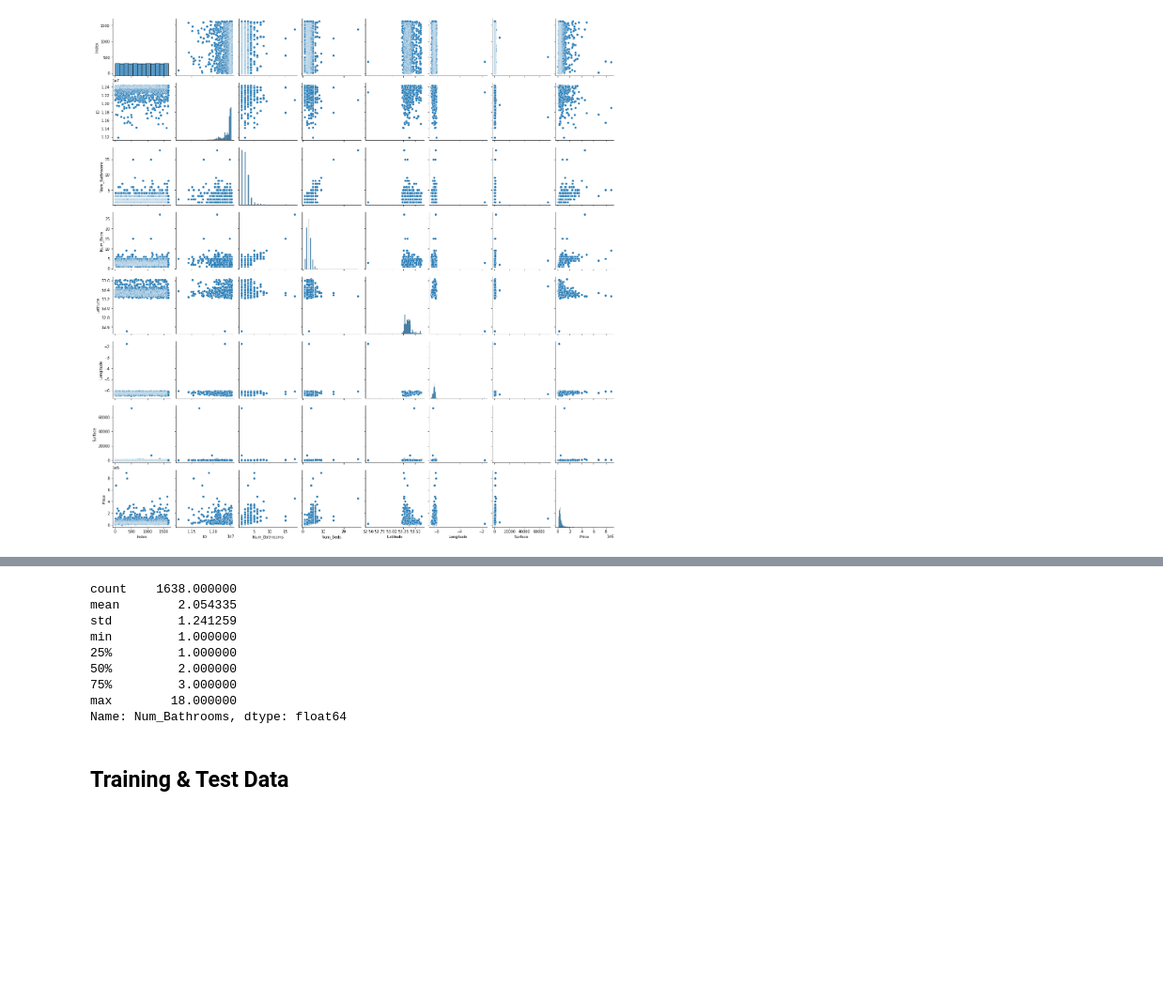
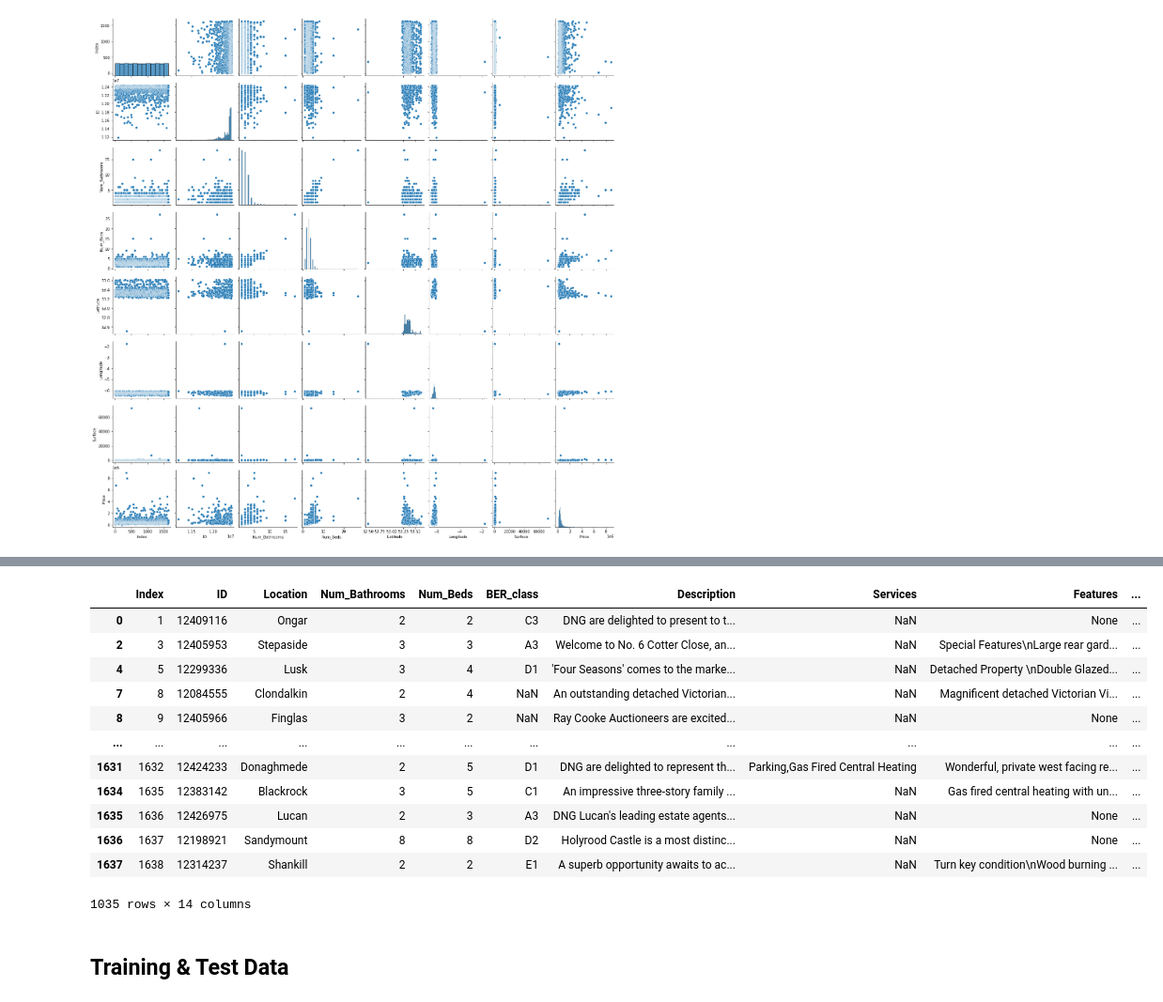
Before and after one commit to barrytl/ET5003_SEM1_2021-2, a Jupyter notebook: Week-5/ET5003_KaggleCompetition.ipynb, the cells around one changed output, grey strips where cells are left out. Shown at 94% size. Saved outputs shown, nothing was run; the diff lists cells and outputs as text; code cells hidden in the pictures; blank space fills up the shorter version.

```diff
--- a/Week-5/ET5003_KaggleCompetition.ipynb
+++ b/Week-5/ET5003_KaggleCompetition.ipynb
@@ -251,12 +299,16 @@ Index(['Index', 'ID', 'Location', 'Num_Bathrooms', 'Num_Beds', 'BER_class',
 # %%
-df_train['Num_Bathrooms'].describe()
+df_train[(df_train.Num_Bathrooms > 1)]
 # %% [output]
+|  | Index | ID | Location | Num_Bathrooms | Num_Beds | BER_class | Description | Services | Features | ... |
+| 0 | 1 | 12409116 | Ongar | 2 | 2 | C3 | DNG are delighted to present to t... | NaN | None | ... |
+| 2 | 3 | 12405953 | Stepaside | 3 | 3 | A3 | Welcome to No. 6 Cotter Close, an... | NaN | Special Features\nLarge rear gard... | ... |
+| 4 | 5 | 12299336 | Lusk | 3 | 4 | D1 | 'Four Seasons' comes to the marke... | NaN | Detached Property \nDouble Glazed... | ... |
+| 7 | 8 | 12084555 | Clondalkin | 2 | 4 | NaN | An outstanding detached Victorian... | NaN | Magnificent detached Victorian Vi... | ... |
+| 8 | 9 | 12405966 | Finglas | 3 | 2 | NaN | Ray Cooke Auctioneers are excited... | NaN | None | ... |
+| ... | ... | ... | ... | ... | ... | ... | ... | ... | ... | ... |
+| 1631 | 1632 | 12424233 | Donaghmede | 2 | 5 | D1 | DNG are delighted to represent th... | Parking,Gas Fired Central Heating | Wonderful, private west facing re... | ... |
+| 1634 | 1635 | 12383142 | Blackrock | 3 | 5 | C1 | An impressive three-story family ... | NaN | Gas fired central heating with un... | ... |
+| 1635 | 1636 | 12426975 | Lucan | 2 | 3 | A3 | DNG Lucan's leading estate agents... | NaN | None | ... |
+| 1636 | 1637 | 12198921 | Sandymount | 8 | 8 | D2 | Holyrood Castle is a most distinc... | NaN | None | ... |
+| 1637 | 1638 | 12314237 | Shankill | 2 | 2 | E1 | A superb opportunity awaits to ac... | NaN | Turn key condition\nWood burning ... | ... |
-count    1638.000000
-mean        2.054335
-std         1.241259
-min         1.000000
-25%         1.000000
-50%         2.000000
-75%         3.000000
-max        18.000000
-Name: Num_Bathrooms, dtype: float64
+1035 rows × 14 columns
```
Also changed, not shown: parts of 8 cells of this notebook.
